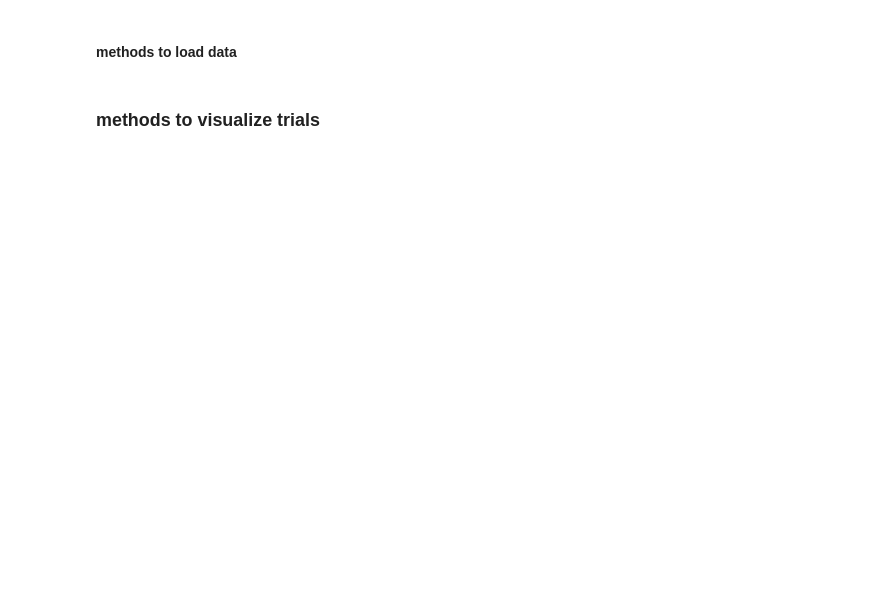
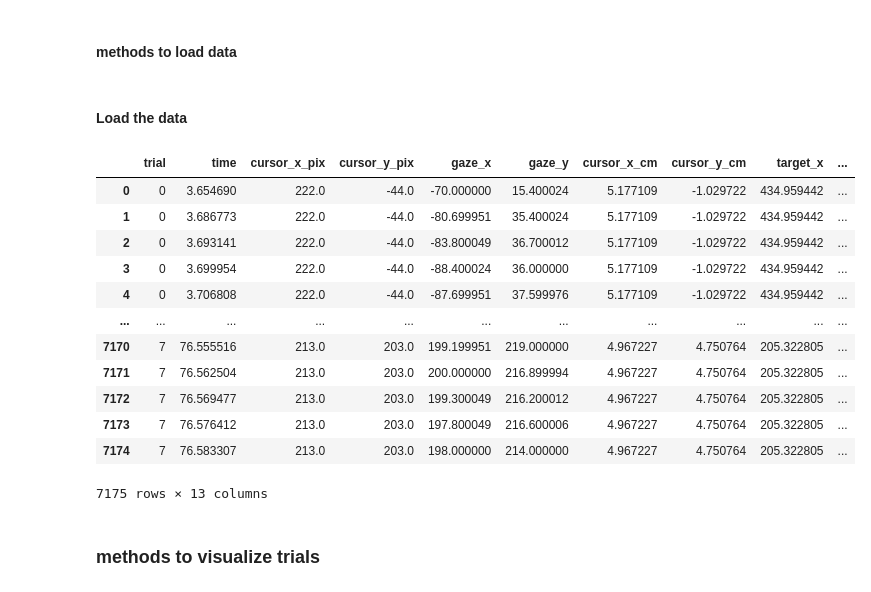
Before and after one commit to Fmin7sharp11/ExPra2026_analysis, a Jupyter notebook: visualise_trials.ipynb, the cells around one changed output. Drawn from its saved outputs; the diff is of its cells as text; code cells hidden in the pictures; blank space fills up the shorter version.

```diff
--- a/visualise_trials.ipynb
+++ b/visualise_trials.ipynb
@@ -37,2 +75,33 @@ def load_all_trials(participant_dir):
+# %% [markdown]
+#### Load the data
+# %%
+data_dir = "C:/Users/HP/Documents/uni/SoSe26/expra/code/analysis/data"
+data = load_all_participants(data_dir)
+data
+# correct corrupted data (only do this for ge03 testdata with the bug not fixed)
+cursor_x_cm = data["gaze_x"]*(59.7/33)
+cursor_y_cm = data["gaze_y"]
+gaze_x = data["cursor_x_cm"]
+gaze_y = data["cursor_y_cm"]
+data["cursor_x_cm"] = cursor_x_cm
+data["cursor_y_cm"] = cursor_y_cm
+data["gaze_x"] = gaze_x
+data["gaze_y"] = gaze_y
+data["block"] = 0
+data
+# %% [output]
+|  | trial | time | cursor_x_pix | cursor_y_pix | gaze_x | gaze_y | cursor_x_cm | cursor_y_cm | target_x | ... |
+| 0 | 0 | 3.654690 | 222.0 | -44.0 | -70.000000 | 15.400024 | 5.177109 | -1.029722 | 434.959442 | ... |
+| 1 | 0 | 3.686773 | 222.0 | -44.0 | -80.699951 | 35.400024 | 5.177109 | -1.029722 | 434.959442 | ... |
+| 2 | 0 | 3.693141 | 222.0 | -44.0 | -83.800049 | 36.700012 | 5.177109 | -1.029722 | 434.959442 | ... |
+| 3 | 0 | 3.699954 | 222.0 | -44.0 | -88.400024 | 36.000000 | 5.177109 | -1.029722 | 434.959442 | ... |
+| 4 | 0 | 3.706808 | 222.0 | -44.0 | -87.699951 | 37.599976 | 5.177109 | -1.029722 | 434.959442 | ... |
+| ... | ... | ... | ... | ... | ... | ... | ... | ... | ... | ... |
+| 7170 | 7 | 76.555516 | 213.0 | 203.0 | 199.199951 | 219.000000 | 4.967227 | 4.750764 | 205.322805 | ... |
+| 7171 | 7 | 76.562504 | 213.0 | 203.0 | 200.000000 | 216.899994 | 4.967227 | 4.750764 | 205.322805 | ... |
+| 7172 | 7 | 76.569477 | 213.0 | 203.0 | 199.300049 | 216.200012 | 4.967227 | 4.750764 | 205.322805 | ... |
+| 7173 | 7 | 76.576412 | 213.0 | 203.0 | 197.800049 | 216.600006 | 4.967227 | 4.750764 | 205.322805 | ... |
+| 7174 | 7 | 76.583307 | 213.0 | 203.0 | 198.000000 | 214.000000 | 4.967227 | 4.750764 | 205.322805 | ... |
+7175 rows × 13 columns
 # %% [markdown]
 ### methods to visualize trials
```
Also changed, not shown: parts of 7 cells of this notebook, 2 other files.
